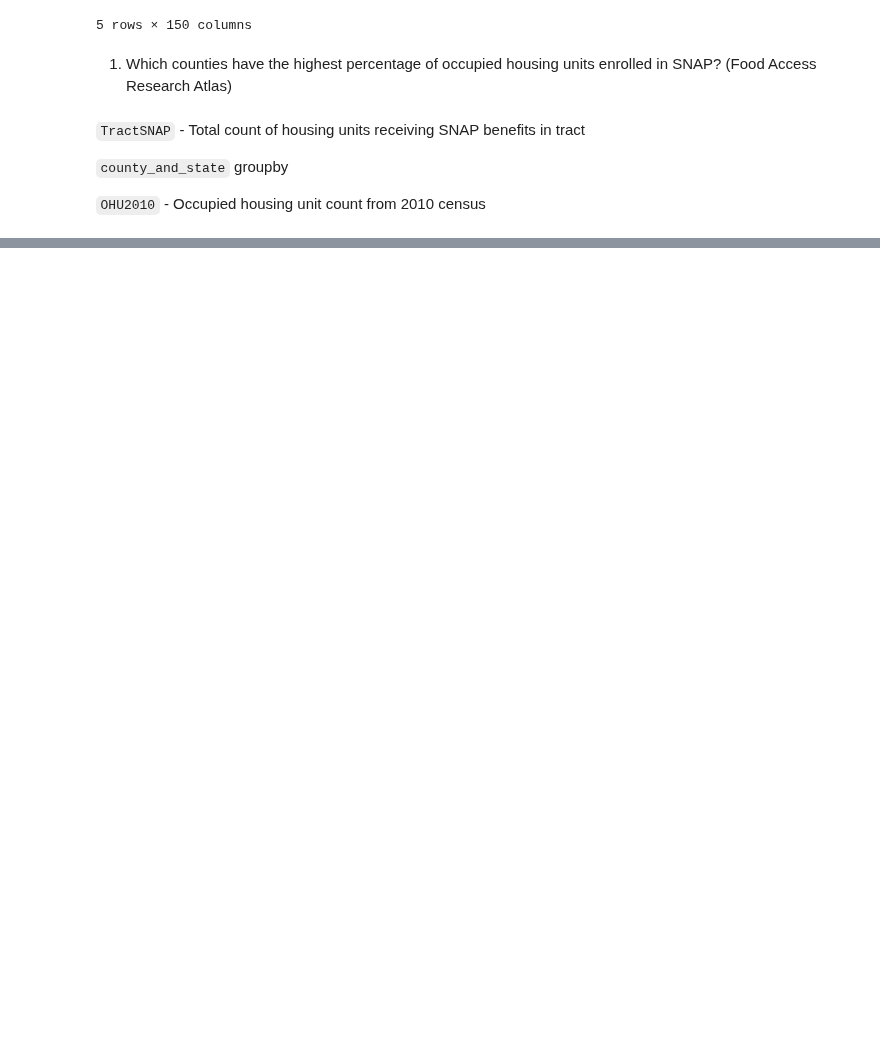
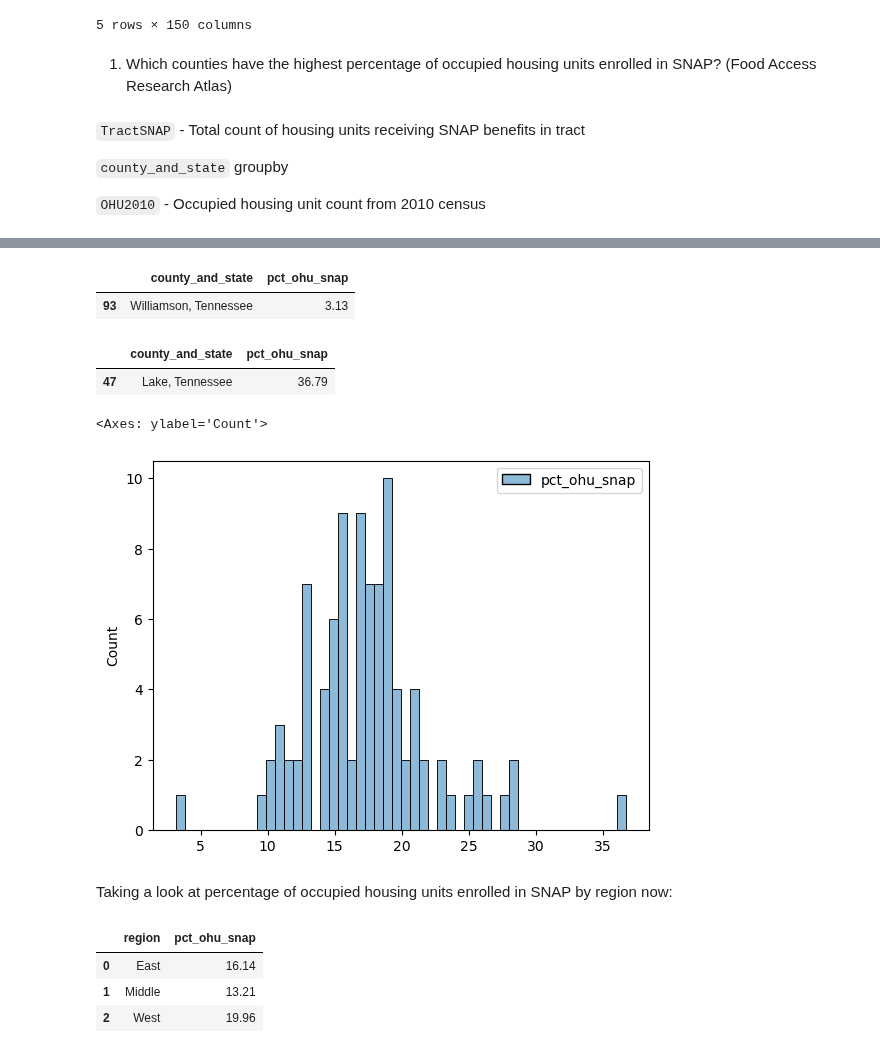
Before and after one commit to marthahunter/food-access, a Jupyter notebook: notebooks/4 - analysis.ipynb, the cells around one changed output, grey strips where cells are left out. Saved outputs shown, nothing was run; the diff lists cells and outputs as text; code cells hidden in the pictures; blank space fills up the shorter version.

```diff
--- a/notebooks/4 - analysis.ipynb
+++ b/notebooks/4 - analysis.ipynb
@@ -48,3 +48,5 @@ tn_food_access_df.head()
 `county_and_state` groupby
 
 `OHU2010` - Occupied housing unit count from 2010 census
+# %%
+tn_food_access_df['pct_ohu_snap'] = round((tn_food_access_df['TractSNAP']/tn_food_access_df['OHU2010']*100),2)
@@ -50,0 +63,2 @@ tn_food_access_df.head()
+# %%
+pct_ohu_snap_by_county = round((tn_food_access_df.groupby('county_and_state')['pct_ohu_snap'].mean()),2)
@@ -50,0 +81,20 @@ tn_food_access_df.head()
+# %%
+pct_ohu_snap_by_county_df = pd.DataFrame(pct_ohu_snap_by_county).reset_index()
+# %%
+# using earlier code for reference:
+# tn_food_access_df[tn_food_access_df['Pop2010'].iloc[:]==tn_food_access_df['Pop2010'].iloc[:].min()]
+
+pct_ohu_snap_by_county_df[pct_ohu_snap_by_county_df['pct_ohu_snap'].iloc[:]==pct_ohu_snap_by_county_df['pct_ohu_snap'].iloc[:].min()]
+# %% [output]
+|  | county_and_state | pct_ohu_snap |
+| 93 | Williamson, Tennessee | 3.13 |
+# %%
+pct_ohu_snap_by_county_df[pct_ohu_snap_by_county_df['pct_ohu_snap'].iloc[:]==pct_ohu_snap_by_county_df['pct_ohu_snap'].iloc[:].max()]
+# %% [output]
+|  | county_and_state | pct_ohu_snap |
+| 47 | Lake, Tennessee | 36.79 |
+# %%
+sns.histplot(pct_ohu_snap_by_county_df, bins=50)
+# %% [output]
+<Axes: ylabel='Count'>
+[figure, added]
@@ -50,0 +105,2 @@ tn_food_access_df.head()
+# %% [markdown]
+Taking a look at percentage of occupied housing units enrolled in SNAP by region now:
@@ -50,0 +111,7 @@ tn_food_access_df.head()
+# %%
+pct_ohu_snap_by_region_df
+# %% [output]
+|  | region | pct_ohu_snap |
+| 0 | East | 16.14 |
+| 1 | Middle | 13.21 |
+| 2 | West | 19.96 |
```
Also changed, not shown: parts of 11 cells of this notebook.
